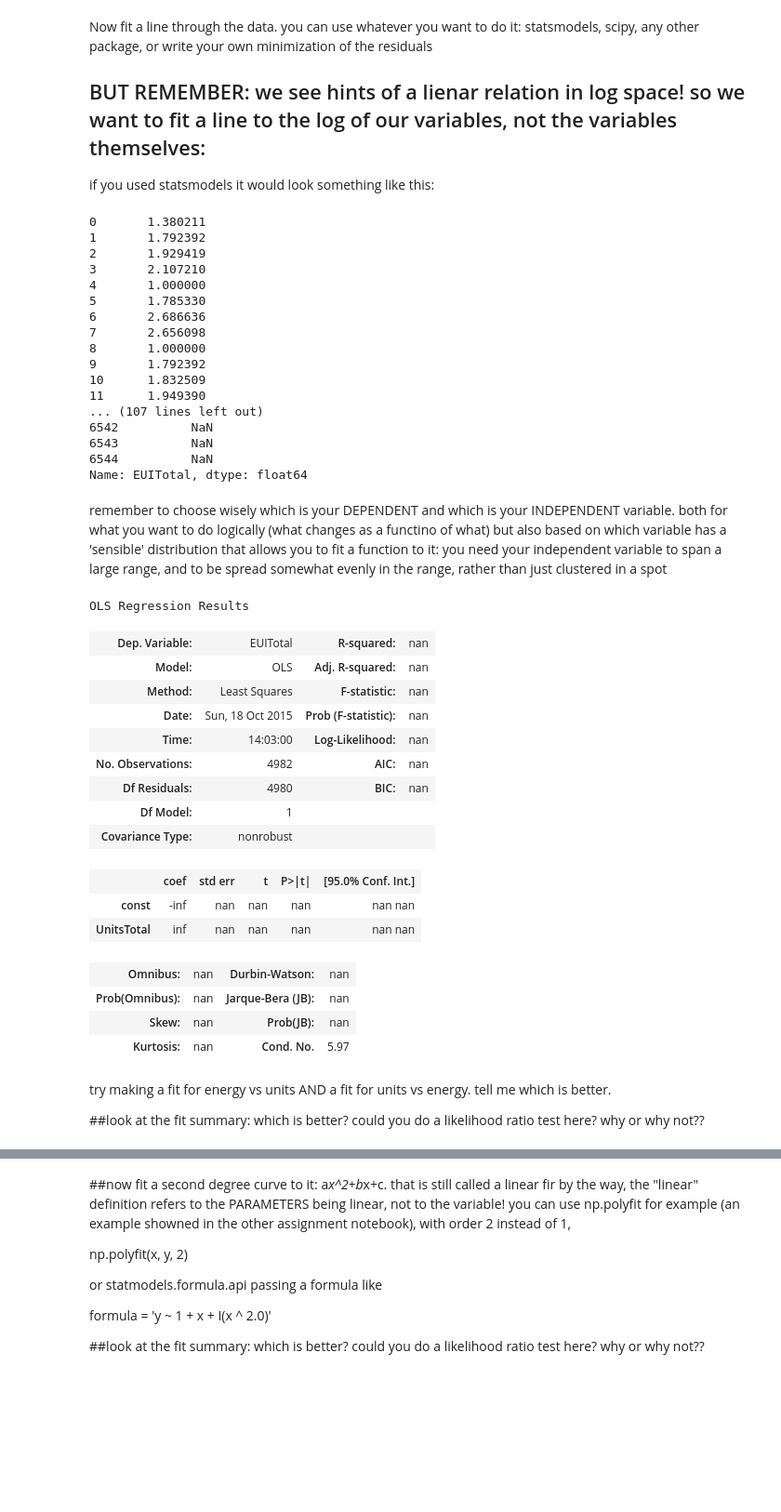
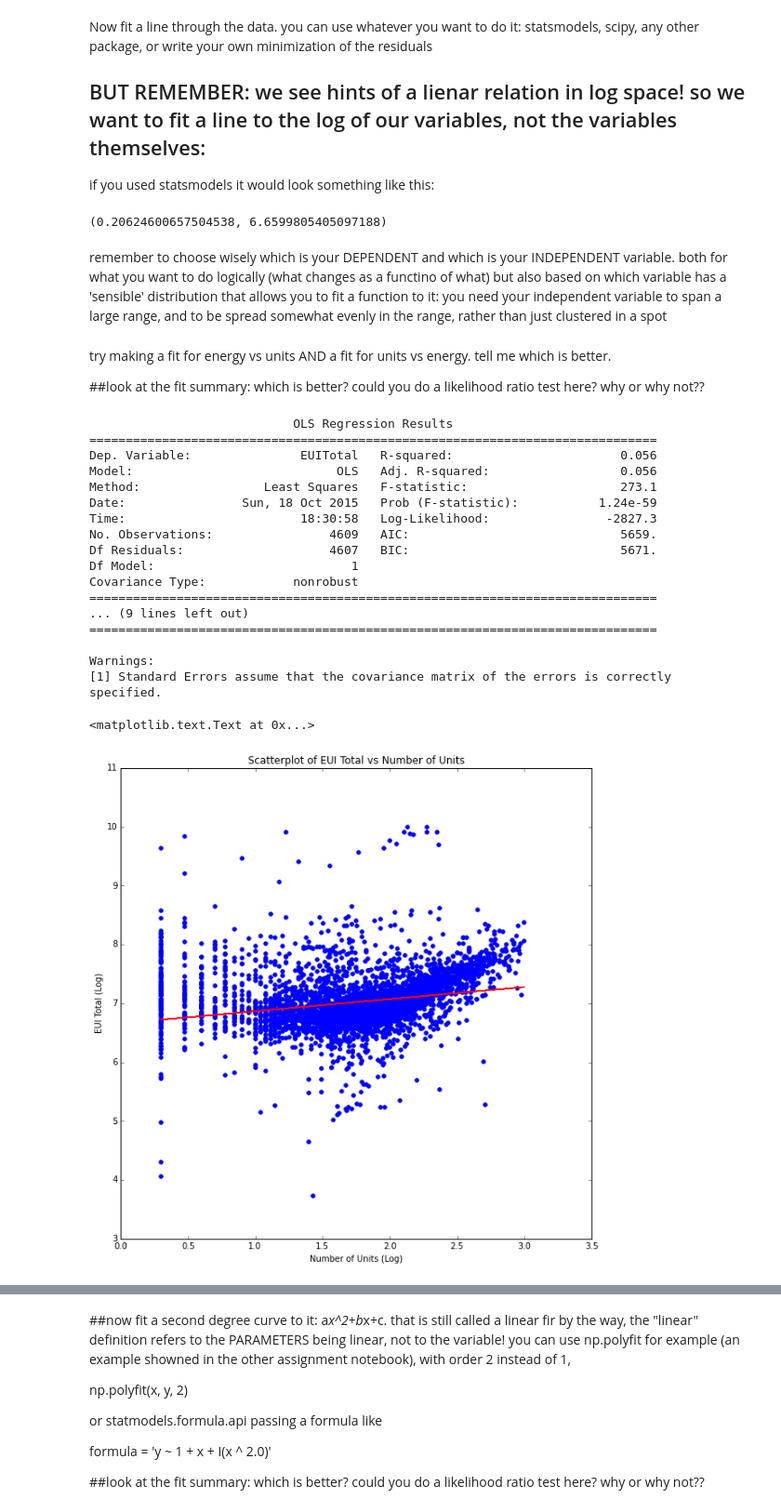
Before and after one commit to livenlulu/PUI2015_lkang, a Jupyter notebook: HW5/building_nrg_instructions.ipynb, the cells around one changed output, grey strips where cells are left out. Shown at 93% size. Saved outputs shown, nothing was run; the diff lists cells and outputs as text; code cells hidden in the pictures; blank space fills up the shorter version.

```diff
--- a/HW5/building_nrg_instructions.ipynb
+++ b/HW5/building_nrg_instructions.ipynb
@@ -279,58 +275,23 @@ statsmodels, scipy, any other package, or write your own minimization of the res
 
 if you used statsmodels it would look something like this:
 # %%
+import statsmodels.api as sm
+
 x = np.log10(bblnrgdata_cut.UnitsTotal)
 y = np.log10(bblnrgdata_cut.EUITotal)
-print x, y
+#print x, y
 X = sm.add_constant(x)
 #print X
 model = sm.OLS(y, X, missing='drop')#.fit() # ignores entires where x or y is NaN
 fit = model.fit()
-#fit.params[1], fit.params[0] # could also return stderr in each via fit.bse
+fit.params[1], fit.params[0] # could also return stderr in each via fit.bse
 # %% [output]
-0       1.380211
-1       1.792392
-2       1.929419
-3       2.107210
-4       1.000000
-5       1.785330
-6       2.686636
-7       2.656098
-8       1.000000
-9       1.792392
-10      1.832509
-11      1.949390
-... (107 lines left out)
-6542          NaN
-6543          NaN
-6544          NaN
-Name: EUITotal, dtype: float64
+(0.20624600657504538, 6.6599805405097188)
 # %% [markdown]
 remember to choose wisely which is your DEPENDENT and which is your INDEPENDENT variable.
 both for what you want to do logically (what changes as a functino of what) but also based on which  variable has a 'sensible' distribution that allows you to fit a function to it:
     you need your independent variable to span a large range, and to be spread somewhat evenly in the range,
     rather than just clustered in a spot
-# %%
-#fit and plots here
-fit.summary()
-# %% [output]
-OLS Regression Results
-| Dep. Variable: | EUITotal | R-squared: | nan |
-| Model: | OLS | Adj. R-squared: | nan |
-| Method: | Least Squares | F-statistic: | nan |
-| Date: | Sun, 18 Oct 2015 | Prob (F-statistic): | nan |
-| Time: | 14:03:00 | Log-Likelihood: | nan |
-| No. Observations: | 4982 | AIC: | nan |
-| Df Residuals: | 4980 | BIC: | nan |
-| Df Model: | 1 |  |  |
-| Covariance Type: | nonrobust |  |  |
-|  | coef | std err | t | P>|t| | [95.0% Conf. Int.] |
-| const | -inf | nan | nan | nan | nan nan |
-| UnitsTotal | inf | nan | nan | nan | nan nan |
-| Omnibus: | nan | Durbin-Watson: | nan |
-| Prob(Omnibus): | nan | Jarque-Bera (JB): | nan |
-| Skew: | nan | Prob(JB): | nan |
-| Kurtosis: | nan | Cond. No. | 5.97 |
 # %% [markdown]
 try making a fit for energy vs units AND a fit for units vs energy.
 tell me which is better.
@@ -340,0 +300,31 @@ tell me which is better.
+# %%
+print fit.summary()
+
+#fit and plots here
+#a fit for energy vs units
+pl.figure(figsize=(10,10))
+pl.scatter(x, y, color='b')
+pl.plot(x, fit.predict(), color = 'r')
+pl.title('Scatterplot of EUI Total vs Number of Units')
+pl.xlabel('Number of Units (Log)')
+pl.ylabel('EUI Total (Log)')
+# %% [output]
+                            OLS Regression Results
+==============================================================================
+Dep. Variable:               EUITotal   R-squared:                       0.056
+Model:                            OLS   Adj. R-squared:                  0.056
+Method:                 Least Squares   F-statistic:                     273.1
+Date:                Sun, 18 Oct 2015   Prob (F-statistic):           1.24e-59
+Time:                        18:30:58   Log-Likelihood:                -2827.3
+No. Observations:                4609   AIC:                             5659.
+Df Residuals:                    4607   BIC:                             5671.
+Df Model:                           1
+Covariance Type:            nonrobust
+==============================================================================
+... (9 lines left out)
+==============================================================================
+
+Warnings:
+[1] Standard Errors assume that the covariance matrix of the errors is correctly specified.
+<matplotlib.text.Text at 0x...>
+[figure, added]
```
Also changed, not shown: parts of 24 cells of this notebook.
